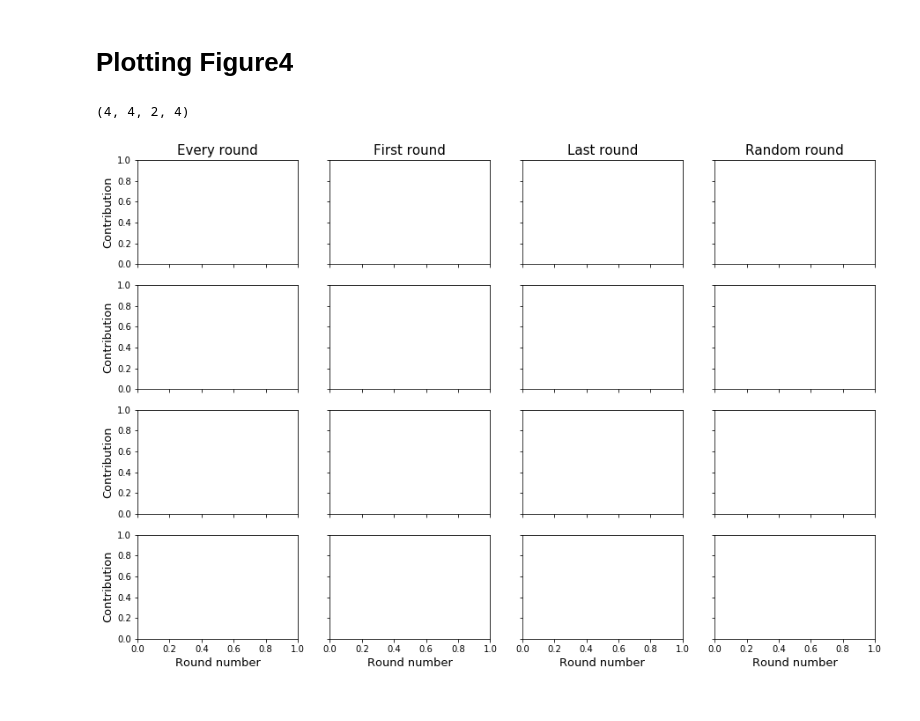
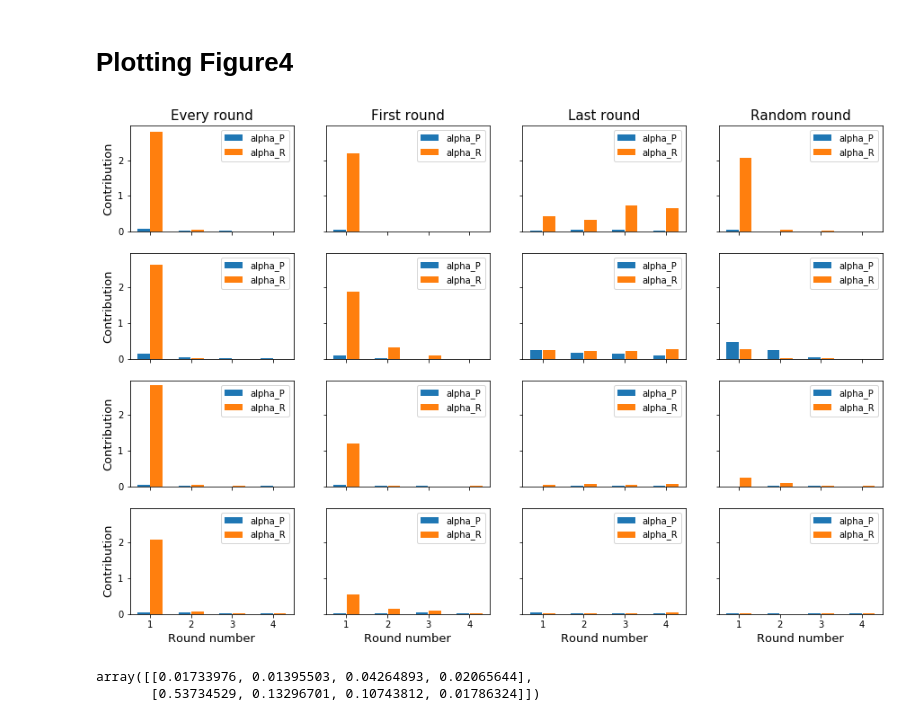
Before and after one commit to vladiulianbogdan/CGT_Project, a Jupyter notebook: Analysis.ipynb, the cells around one changed output. Cells and saved outputs as stored; diff of their text form; code cells hidden in the pictures.

Commit message:
Fixed Bug& Fished Plot
 Fixed a bug where the names where the naming was false. And plotted figure 4

```diff
--- a/Analysis.ipynb
+++ b/Analysis.ipynb
@@ -14,7 +14,7 @@ from analysis import *
 import simulation
 # %%
 #testFile = "TestSimulation.dat"
-testFile = "figure4__100000_4_2_100_FirstRound_0.50_0.50_1000_1_4_StepWiseLinear_1_10.00.dat"
+testFile = "figure4__100000_4_2_100_EveryRound_1.00_1.00_1000_1_4_StepWiseLinear_1_10.00.dat"
 # %% [markdown]
 Detail TestSimulation:
 
@@ -119,7 +118,7 @@ def readFigure4Data():
 
     ContributionFig4 = np.empty(shape=(4,4,2,4))# [alphaConfiguration,riskInRound,wealth,round]
 
-    startIndex, endIndex = (50000,generations)
+    startIndex, endIndex = (70000,generations)
 
     for row, (alphaPoor, alphaRich) in enumerate(zip(arrayAlphaPoor,arrayAlphaRich)):
         for column in range(4):
@@ -130,14 +129,15 @@ def readFigure4Data():
             HeaderFile = readHeader(filename=StringName)
 
             #### Compute the averaging over the relevant itterations #####
-            # For now just read summary one can also read out the full contribution and be more specific with the averaging.
+            # Uncomment the method that you want to use:
 
-            summary = readSummary(filename=StringName,heterogeneous=HeaderFile["heterogenous"])
-            thePoor = summary['AverageContributionPerRoundPoor']
-            theRich = summary['AverageContributionPerRoundRich']
+            # Read out summary
+            #summary = readSummary(filename=StringName,heterogeneous=HeaderFile["heterogenous"])
+            #thePoor = summary['AverageContributionPerRoundPoor']
+            #theRich = summary['AverageContributionPerRoundRich']
 
             # Read out just the generations from start to end index
-            ContributionArray = readContributionFileToData(fileName = testFile, heterogeneous = header["heterogenous"], rounds = int(header["number_of_rounds"]))
+            ContributionArray = readContributionFileToData(fileName = StringName, heterogeneous = HeaderFile["heterogenous"], rounds = int(HeaderFile["number_of_rounds"]))
             Average = np.mean(ContributionArray[startIndex:endIndex,:,:],axis=0)
             thePoor = Average[1]
             theRich = Average[0]
@@ -150,8 +150,6 @@ def readFigure4Data():
 
 ContributionFig4 = readFigure4Data()
 ContributionFig4.shape
-# %% [output]
-(4, 4, 2, 4)
 # %%
 def plotFigure4(ContributionTensor):
     """ Plots Figure 4 of the paper
@@ -161,34 +159,45 @@ def plotFigure4(ContributionTensor):
     """
     fig, axs = plt.subplots(nrows=4, ncols=4, sharex=True, sharey=True,figsize=(15,10))
 
     # labels and titles
     Column_title = ["Every round", "First round", "Last round", "Random round"]
     y_axis_label = "Contribution"
     x_axis_label = "Round number"
 
     # Bar properties
     centreLocation = np.array([1,2,3,4]) # Centre location where the group of bars is going to be placed
     bar_width = 0.3 # Width of the bars
     gapInBetween = 0.02 # Gap inbetween the bars
-    poorLocation = centreLocation- bar_width/2 - gapInBetween/2 # Have an extra -0.01 to create a gap between the bars
-
+    poorLocation = centreLocation - bar_width/2 - gapInBetween/2 # Have an extra -0.01 to create a gap between the bars
+    richLocation = centreLocation + bar_width/2 + gapInBetween/2
 
 
     for row, axs_row in enumerate(axs):
         for column, ax  in enumerate(axs_row):
             ### Set labels and title
             if row == 0:
                 ax.set_title(Column_title[column], fontsize=15)
             if column == 0:
                 ax.set_ylabel(y_axis_label, fontsize=13)
             if row == 3:# aka the last row
                 ax.set_xlabel(x_axis_label, fontsize=13)
 
+            ### Set x-ticks correct
+            ax.set_xticks(centreLocation)
+
             ### Plot the bars
+            ax.bar(poorLocation, ContributionTensor[row,column,0,:], bar_width, label="alpha_P")
+            ax.bar(richLocation, ContributionTensor[row,column,1,:], bar_width, label="alpha_R")
 
-
+            ### Plot legend
+            ax.legend()
 
 
 plotFigure4(ContributionFig4)
 # %% [output]
-[figure, old version]
+[figure, new version]
+# %%
+ContributionFig4[0,0]
+# %% [output]
+array([[0.01733976, 0.01395503, 0.04264893, 0.02065644],
+       [0.53734529, 0.13296701, 0.10743812, 0.01786324]])
```
Also changed, not shown: parts of 3 cells of this notebook.
